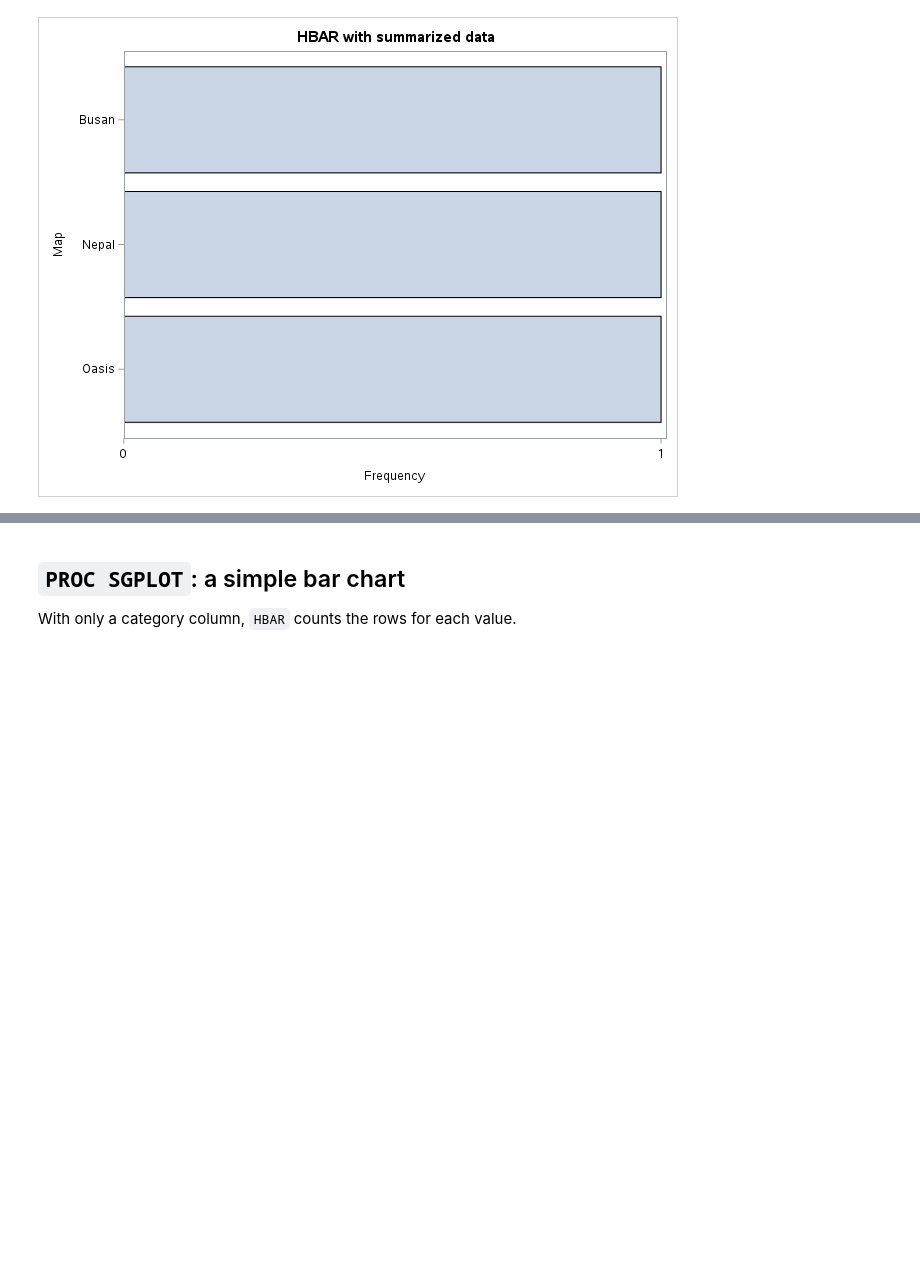
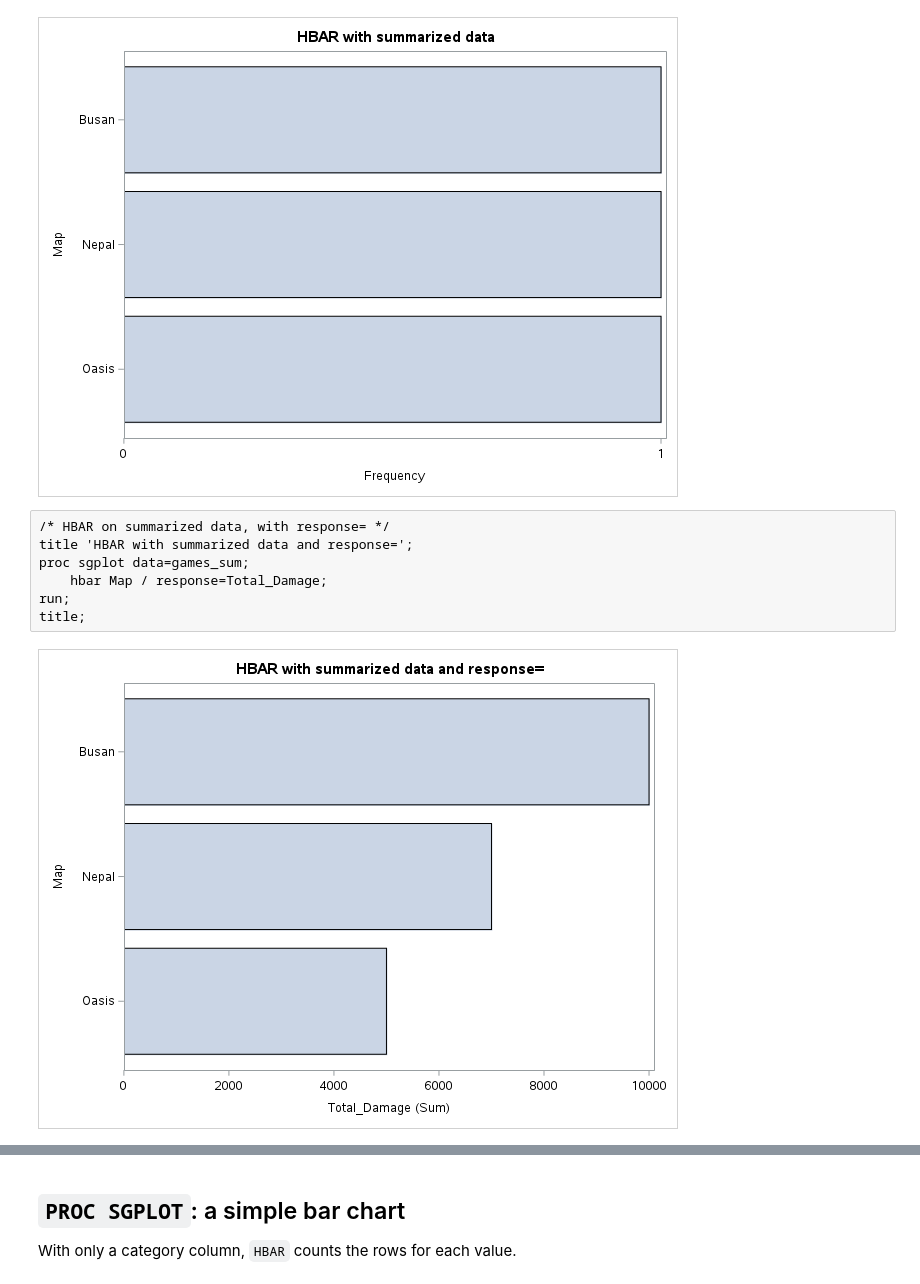
Before and after one commit to reginamaee/ma505-book, a Jupyter notebook: chapters/05-conditional-plotting.ipynb, the cells around one changed output, grey strips where cells are left out. Drawn from its saved outputs; the diff is of its cells as text; blank space fills up the shorter version.

Commit message:
Day 5: HBAR with response= example

```diff
--- a/chapters/05-conditional-plotting.ipynb
+++ b/chapters/05-conditional-plotting.ipynb
@@ -428,6 +428,15 @@ title;
 # %% [output]
 [figure]
 [figure]
+# %%
+/* HBAR on summarized data, with response= */
+title 'HBAR with summarized data and response=';
+proc sgplot data=games_sum;
+    hbar Map / response=Total_Damage;
+run;
+title;
+# %% [output]
+[figure, added]
 # %% [markdown]
 - **`HBARPARM` on unsummarized data:** SAS draws one bar for **each game**, all on top of each other. We only see the longest one, so Busan shows 5000 instead of 10000, and now Nepal looks like it has the most damage.
 - **`HBAR` on summarized data with no `response=`:** SAS counts the rows. Each map has one row, so every bar is 1.
```
Also changed, not shown: parts of 1 cell of this notebook, 10 other files.
